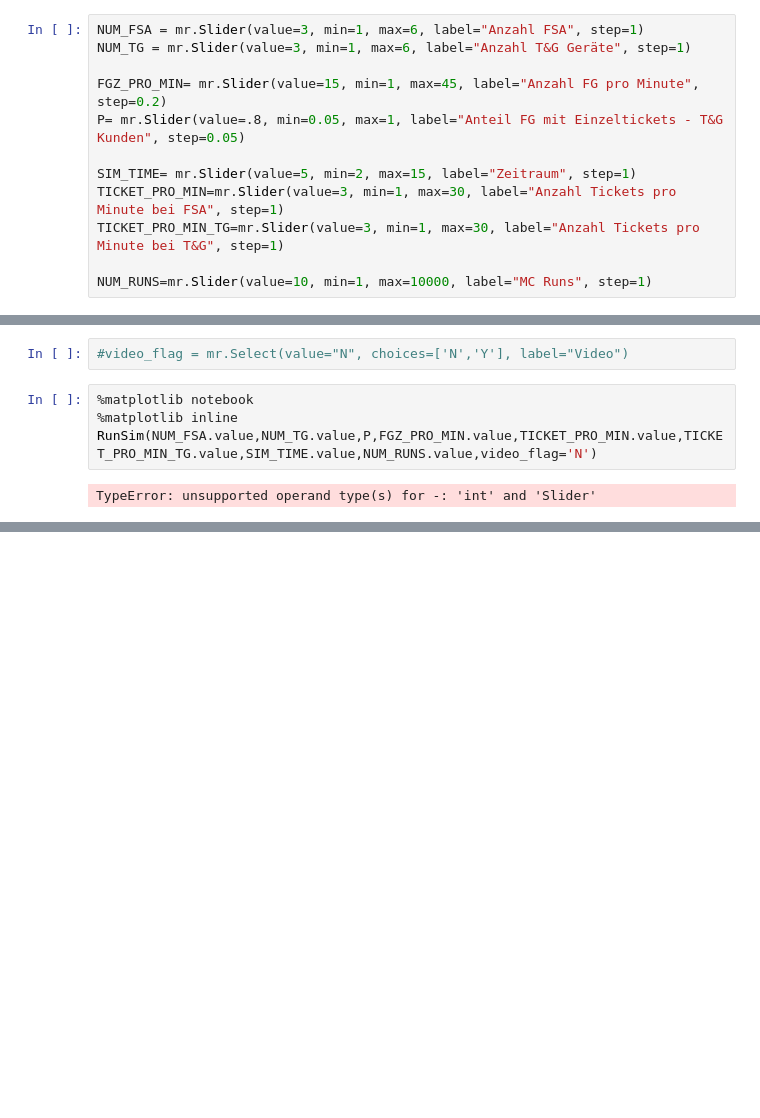
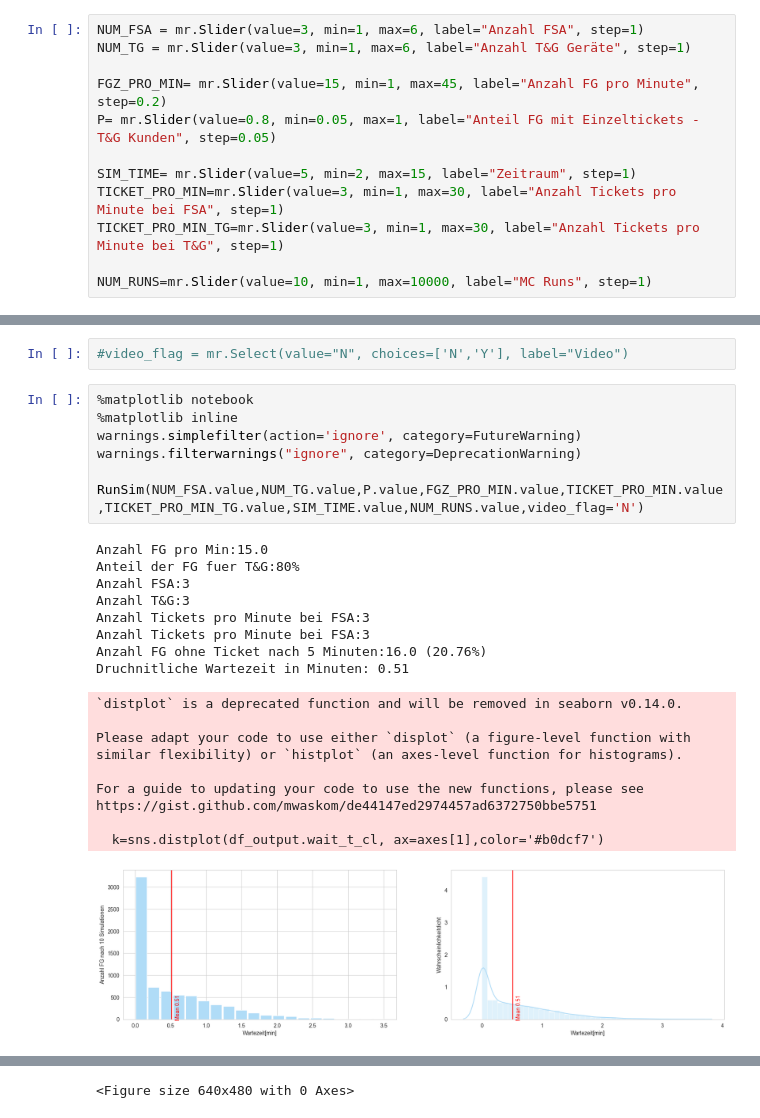
Before and after one commit to bartkowiak/simpi_app, a Jupyter notebook: 3_fsa_simpi_withtandg.ipynb, the cells around one changed output, grey strips where cells are left out. Saved outputs shown, nothing was run; the diff lists cells and outputs as text; blank space fills up the shorter version.

```diff
--- a/3_fsa_simpi_withtandg.ipynb
+++ b/3_fsa_simpi_withtandg.ipynb
@@ -339,7 +340,7 @@ NUM_FSA = mr.Slider(value=3, min=1, max=6, label="Anzahl FSA", step=1)
 NUM_TG = mr.Slider(value=3, min=1, max=6, label="Anzahl T&G Geräte", step=1)
 
 FGZ_PRO_MIN= mr.Slider(value=15, min=1, max=45, label="Anzahl FG pro Minute", step=0.2)
-P= mr.Slider(value=.8, min=0.05, max=1, label="Anteil FG mit Einzeltickets - T&G Kunden", step=0.05)
+P= mr.Slider(value=0.8, min=0.05, max=1, label="Anteil FG mit Einzeltickets - T&G Kunden", step=0.05)
 
 SIM_TIME= mr.Slider(value=5, min=2, max=15, label="Zeitraum", step=1)
 TICKET_PRO_MIN=mr.Slider(value=3, min=1, max=30, label="Anzahl Tickets pro Minute bei FSA", step=1)
@@ -360,6 +361,26 @@ mercury.Slider
 # %%
 %matplotlib notebook
 %matplotlib inline
-RunSim(NUM_FSA.value,NUM_TG.value,P,FGZ_PRO_MIN.value,TICKET_PRO_MIN.value,TICKET_PRO_MIN_TG.value,SIM_TIME.value,NUM_RUNS.value,video_flag='N')
+warnings.simplefilter(action='ignore', category=FutureWarning)
+warnings.filterwarnings("ignore", category=DeprecationWarning)
+
+RunSim(NUM_FSA.value,NUM_TG.value,P.value,FGZ_PRO_MIN.value,TICKET_PRO_MIN.value,TICKET_PRO_MIN_TG.value,SIM_TIME.value,NUM_RUNS.value,video_flag='N')
 # %% [output]
-TypeError: unsupported operand type(s) for -: 'int' and 'Slider'
+Anzahl FG pro Min:15.0
+Anteil der FG fuer T&G:80%
+Anzahl FSA:3
+Anzahl T&G:3
+Anzahl Tickets pro Minute bei FSA:3
+Anzahl Tickets pro Minute bei FSA:3
+Anzahl FG ohne Ticket nach 5 Minuten:16.0 (20.76%)
+Druchnitliche Wartezeit in Minuten: 0.51
+`distplot` is a deprecated function and will be removed in seaborn v0.14.0.
+
+Please adapt your code to use either `displot` (a figure-level function with
+similar flexibility) or `histplot` (an axes-level function for histograms).
+
+For a guide to updating your code to use the new functions, please see
+https://gist.github.com/mwaskom/de44147ed2974457ad6372750bbe5751
+
+  k=sns.distplot(df_output.wait_t_cl, ax=axes[1],color='#b0dcf7')
+[figure, added]
@@ -365,0 +388 @@ TypeError: unsupported operand type(s) for -: 'int' and 'Slider'
+<Figure size 640x480 with 0 Axes>
```
Also changed, not shown: parts of 2 cells of this notebook.
